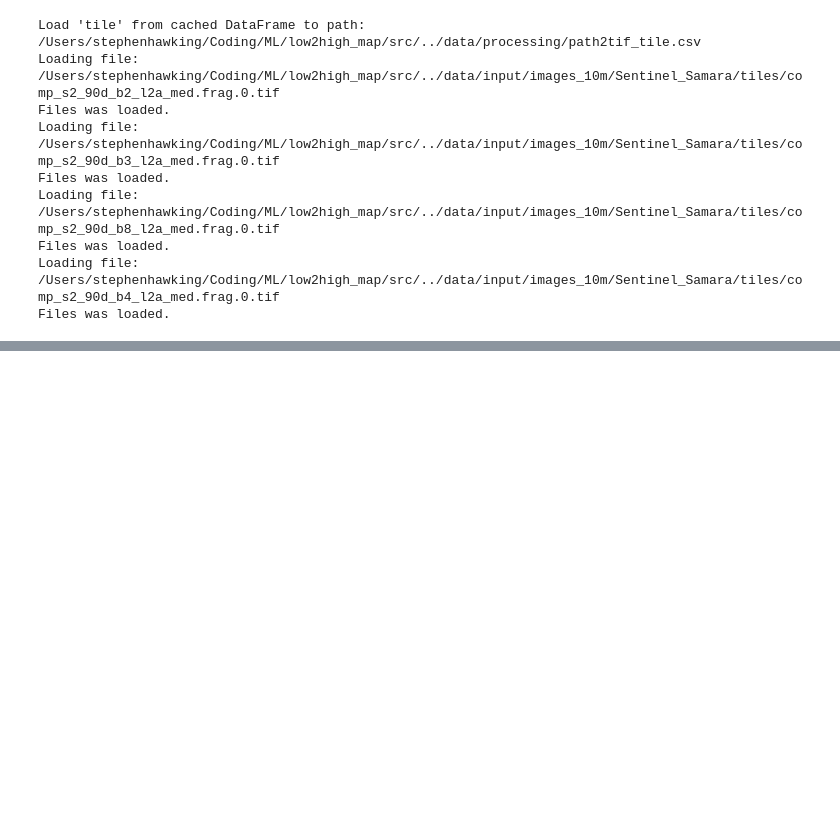
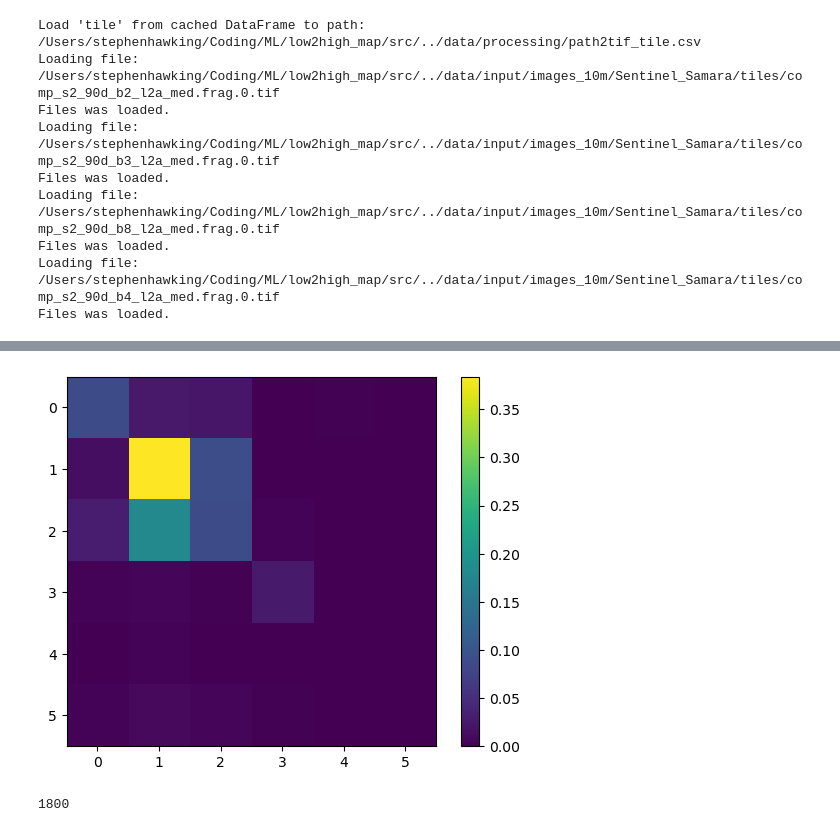
Before and after one commit to 1cosmic/low2high_map, a Jupyter notebook: src/handle_mapping.ipynb, the cells around one changed output, grey strips where cells are left out. Drawn from its saved outputs; the diff is of its cells as text; code cells hidden in the pictures; blank space fills up the shorter version.

```diff
--- a/src/handle_mapping.ipynb
+++ b/src/handle_mapping.ipynb
@@ -34,16 +72,0 @@ Load 'label' from cached DataFrame to path:  /Users/stephenhawking/Coding/ML/low
-# %%
-force = False
-
-year = 2020
-percent = 0.05
-only_bands = ["r", "b", "g", "n"]
-
-signs_paths = signs.query(
-    f"year == {year} and season == '90d' and band in @only_bands"
-).sort_values("band")
-signs_paths = signs_paths["path"].to_list()
-labels_paths = labels.query(f"year == {year}")["path"].to_list()
-
-z_x, z_y, x, y = generate_dataset(
-    signs_paths, labels_paths, force=force, percent=percent
-)
@@ -68,5 +73,5 @@ labels: 1916929 -> 53853 | shape: (53853,)
 # %%
-m = train_model(z_x, z_y)
+m, m_rep, m_cm, f1 = train_model(z_x, z_y)
 m
 # %% [output]
 Split X, y -> X_train, y_train...
@@ -139,0 +200,6 @@ create_diff_map(predicted, etalons[0], 'positive')
+# %%
+plot_confusion(m_cm / m_cm.sum())
+print(m_cm.sum())
+# %% [output]
+[figure, added]
+1800
```
Also changed, not shown: parts of 11 cells of this notebook, 11 other files.
